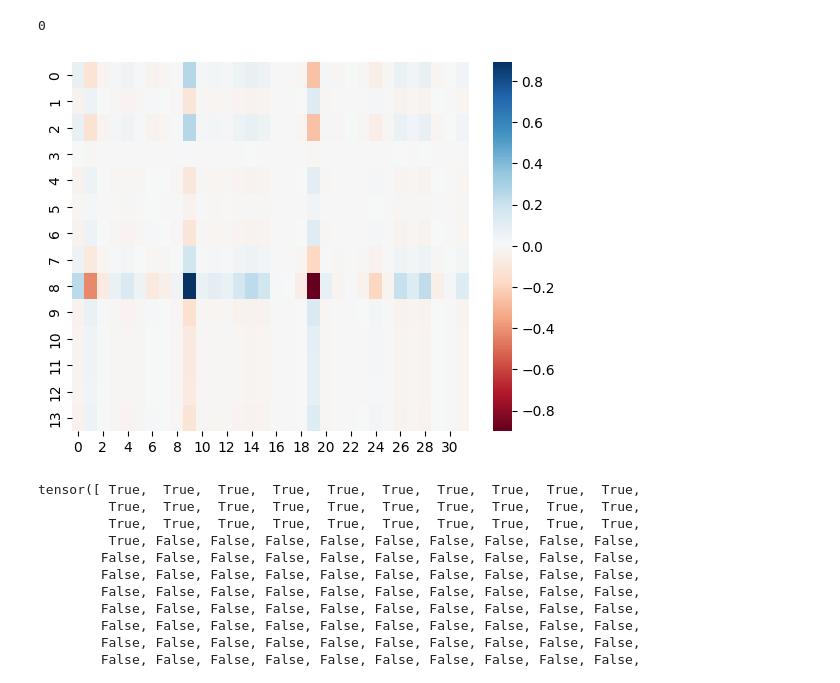
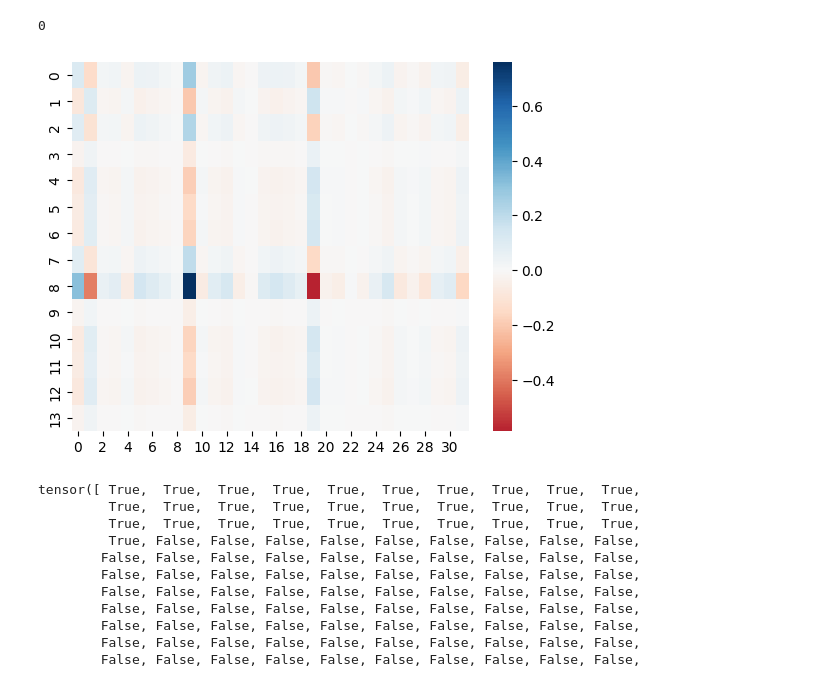
Before and after one commit to jackpeck/spd, a Jupyter notebook: spd/experiments/multitask_sparse_parity/exp_load_spd_model.ipynb, the cells around one changed output. Saved outputs shown, nothing was run; the diff lists cells and outputs as text; code cells hidden in the pictures.

```diff
--- a/spd/experiments/multitask_sparse_parity/exp_load_spd_model.ipynb
+++ b/spd/experiments/multitask_sparse_parity/exp_load_spd_model.ipynb
@@ -134,19 +134,19 @@ idx
 0
 # %%
 # idx = ci[task_ids == 0].mean(0).sort(descending=True).indices[1]
-idx = ci.mean(0).sort(descending=True).indices[7]
+idx = ci.mean(0).sort(descending=True).indices[6]
 # # idx = 73
 # idx2 = 2
 # print((ci + ((ci[task_ids == 1].mean(0) > 0) * -9999)).mean(0).sort(descending=True).values[idx2])
 # idx = (ci + ((ci[task_ids == 1].mean(0) > 0) * -9999)).mean(0).sort(descending=True).indices[idx2]
 sns.heatmap(
     einops.einsum(components.V[:, idx], components.U[idx], "d_in, d_out -> d_out d_in").detach(),
     cmap="RdBu",
     center=0,
 )
 plt.show()
 # %% [output]
-[figure, old version]
+[figure, new version]
 # %%
 ci.mean(0).sort(descending=True).values > 0
 # %% [output]
```
Also changed, not shown: parts of 1 cell of this notebook, 2 other files.
